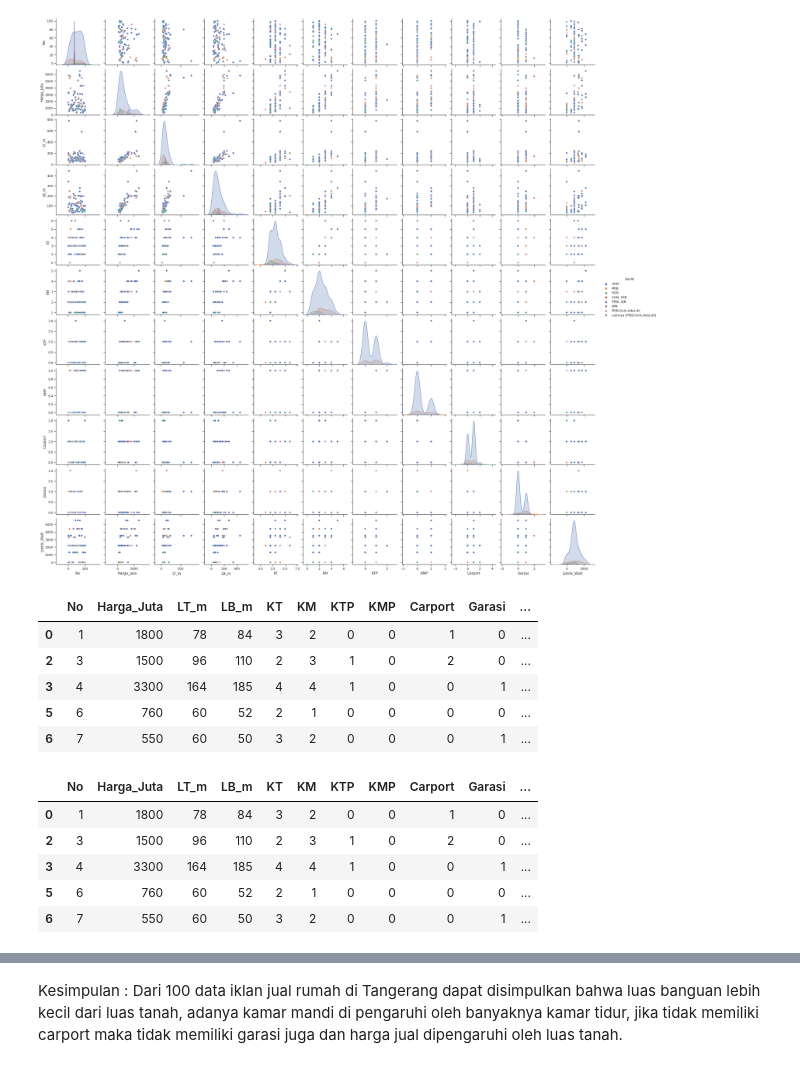
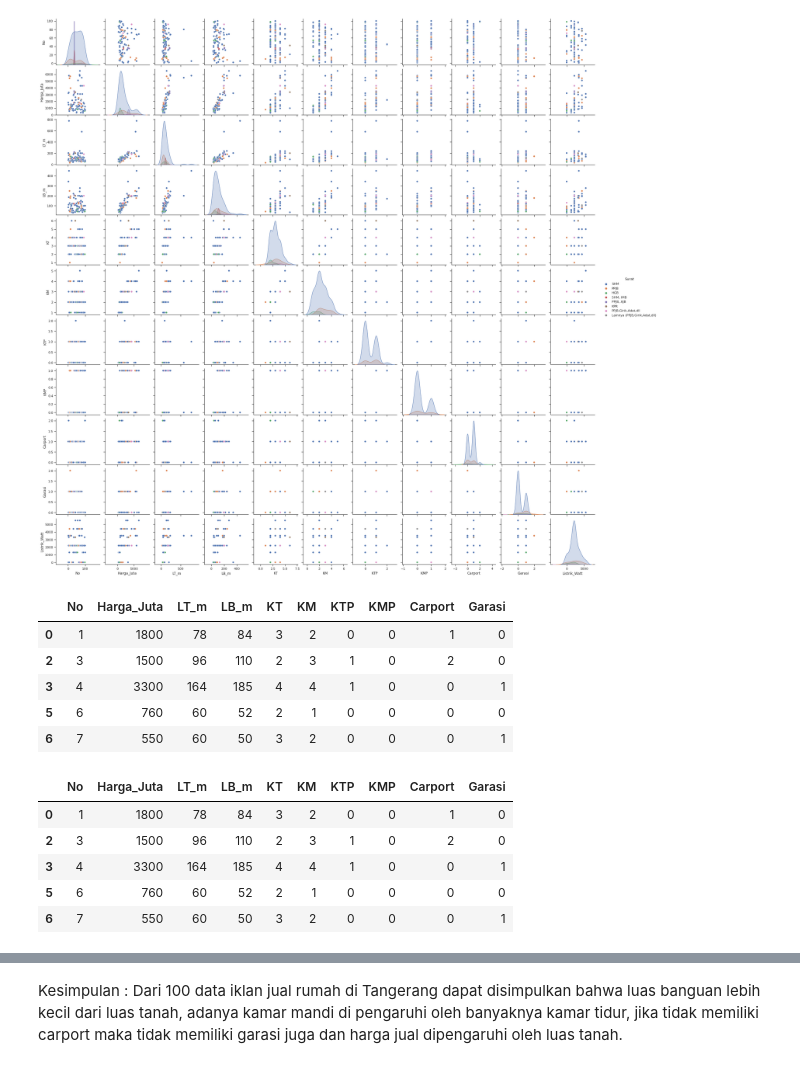
Before and after one commit to DataMiningKelompok3/Tugas-Jual-Rumah, a Jupyter notebook: Tugas_Data_Mining_Jual_Rumah.ipynb, the cells around one changed output, grey strips where cells are left out. Drawn from its saved outputs; the diff is of its cells as text; code cells hidden in the pictures.

```diff
--- a/Tugas_Data_Mining_Jual_Rumah.ipynb
+++ b/Tugas_Data_Mining_Jual_Rumah.ipynb
@@ -696,25 +696,25 @@ g = sns.pairplot(X, hue="Surat")
 # %% [output]
 [figure]
 # %%
-Rumah_num2 = Rumah2.select_dtypes(include = ['float64', 'int64'])
+Rumah_num2 = Rumah2.select_dtypes(include = ['int64'])
 Rumah_num2.head()
 # %% [output]
-|  | No | Harga_Juta | LT_m | LB_m | KT | KM | KTP | KMP | Carport | Garasi | ... |
-| 0 | 1 | 1800 | 78 | 84 | 3 | 2 | 0 | 0 | 1 | 0 | ... |
-| 2 | 3 | 1500 | 96 | 110 | 2 | 3 | 1 | 0 | 2 | 0 | ... |
-| 3 | 4 | 3300 | 164 | 185 | 4 | 4 | 1 | 0 | 0 | 1 | ... |
-| 5 | 6 | 760 | 60 | 52 | 2 | 1 | 0 | 0 | 0 | 0 | ... |
-| 6 | 7 | 550 | 60 | 50 | 3 | 2 | 0 | 0 | 0 | 1 | ... |
+|  | No | Harga_Juta | LT_m | LB_m | KT | KM | KTP | KMP | Carport | Garasi |
+| 0 | 1 | 1800 | 78 | 84 | 3 | 2 | 0 | 0 | 1 | 0 |
+| 2 | 3 | 1500 | 96 | 110 | 2 | 3 | 1 | 0 | 2 | 0 |
+| 3 | 4 | 3300 | 164 | 185 | 4 | 4 | 1 | 0 | 0 | 1 |
+| 5 | 6 | 760 | 60 | 52 | 2 | 1 | 0 | 0 | 0 | 0 |
+| 6 | 7 | 550 | 60 | 50 | 3 | 2 | 0 | 0 | 0 | 1 |
 # %%
 X = pd.DataFrame(Rumah_num2)
 X.head()
 # %% [output]
-|  | No | Harga_Juta | LT_m | LB_m | KT | KM | KTP | KMP | Carport | Garasi | ... |
-| 0 | 1 | 1800 | 78 | 84 | 3 | 2 | 0 | 0 | 1 | 0 | ... |
-| 2 | 3 | 1500 | 96 | 110 | 2 | 3 | 1 | 0 | 2 | 0 | ... |
-| 3 | 4 | 3300 | 164 | 185 | 4 | 4 | 1 | 0 | 0 | 1 | ... |
-| 5 | 6 | 760 | 60 | 52 | 2 | 1 | 0 | 0 | 0 | 0 | ... |
-| 6 | 7 | 550 | 60 | 50 | 3 | 2 | 0 | 0 | 0 | 1 | ... |
+|  | No | Harga_Juta | LT_m | LB_m | KT | KM | KTP | KMP | Carport | Garasi |
+| 0 | 1 | 1800 | 78 | 84 | 3 | 2 | 0 | 0 | 1 | 0 |
+| 2 | 3 | 1500 | 96 | 110 | 2 | 3 | 1 | 0 | 2 | 0 |
+| 3 | 4 | 3300 | 164 | 185 | 4 | 4 | 1 | 0 | 0 | 1 |
+| 5 | 6 | 760 | 60 | 52 | 2 | 1 | 0 | 0 | 0 | 0 |
+| 6 | 7 | 550 | 60 | 50 | 3 | 2 | 0 | 0 | 0 | 1 |
 # %%
 from sklearn import preprocessing
 # %%
```
Also changed, not shown: parts of 23 cells of this notebook.
